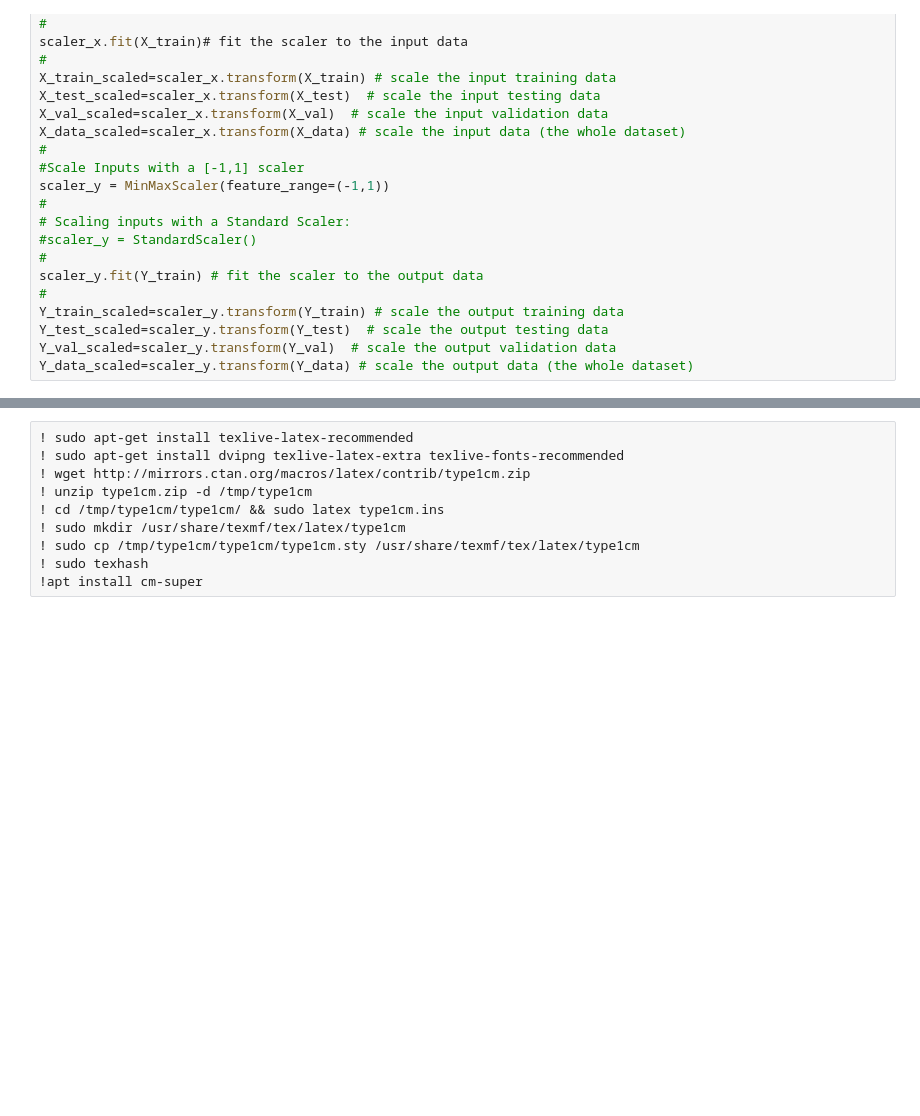
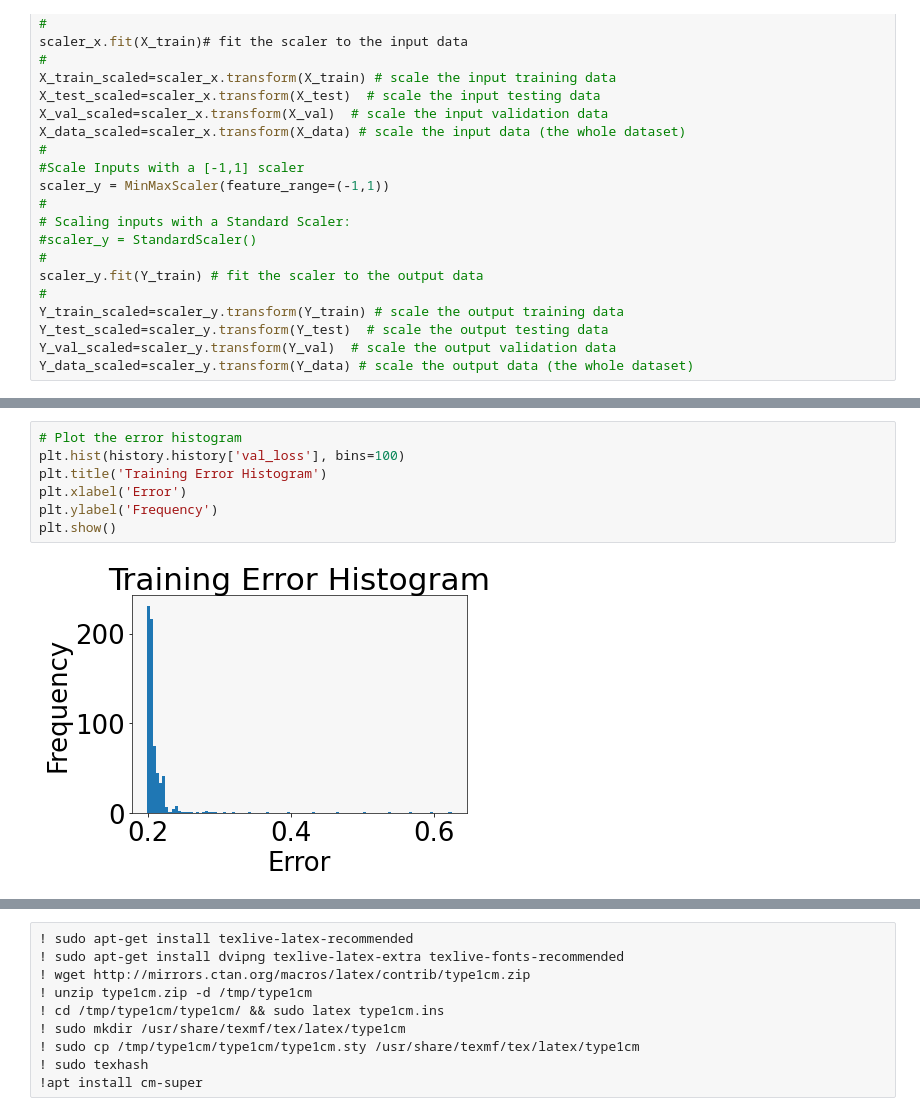
Before and after one commit to DaJaCruz/PhD, a Jupyter notebook: ANN.ipynb, the cells around one changed output, grey strips where cells are left out. Cells and saved outputs as stored; diff of their text form; blank space fills up the shorter version.

```diff
--- a/ANN.ipynb
+++ b/ANN.ipynb
@@ -241,0 +290,9 @@ Test Score: -0.06 MSE
+# %%
+# Plot the error histogram
+plt.hist(history.history['val_loss'], bins=100)
+plt.title('Training Error Histogram')
+plt.xlabel('Error')
+plt.ylabel('Frequency')
+plt.show()
+# %% [output]
+[figure, added]
```
Also changed, not shown: parts of 16 cells of this notebook.
